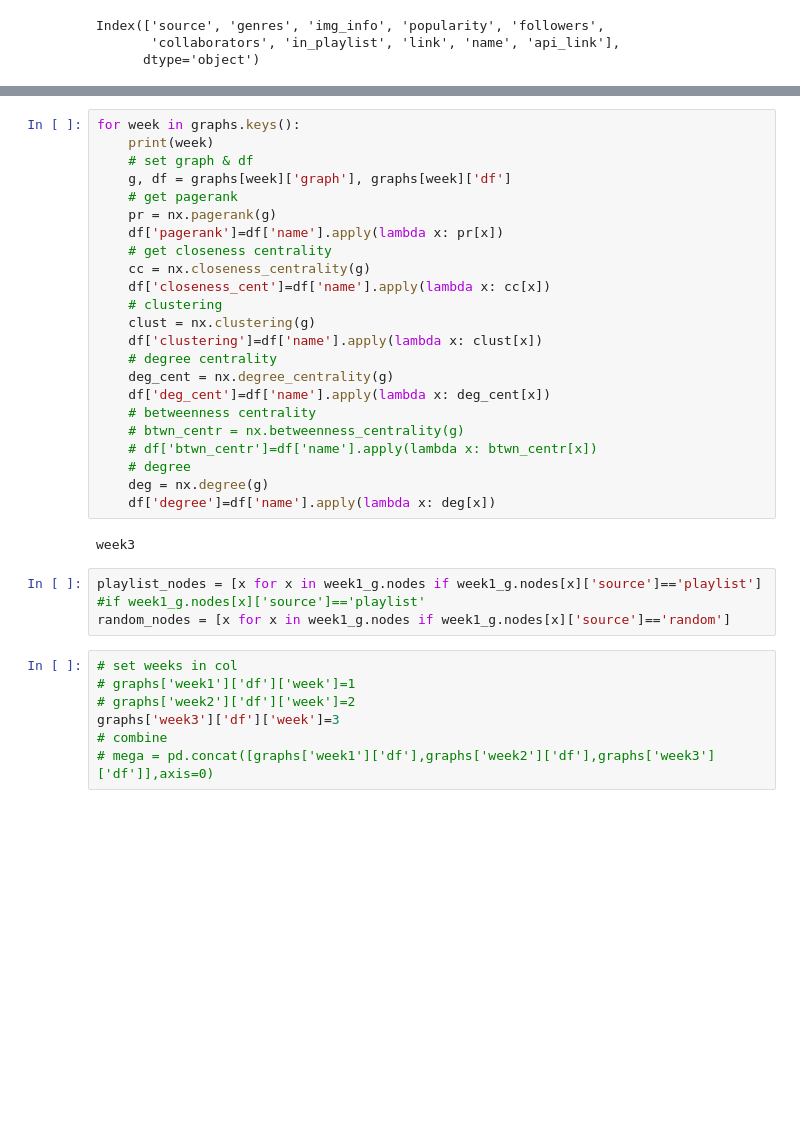
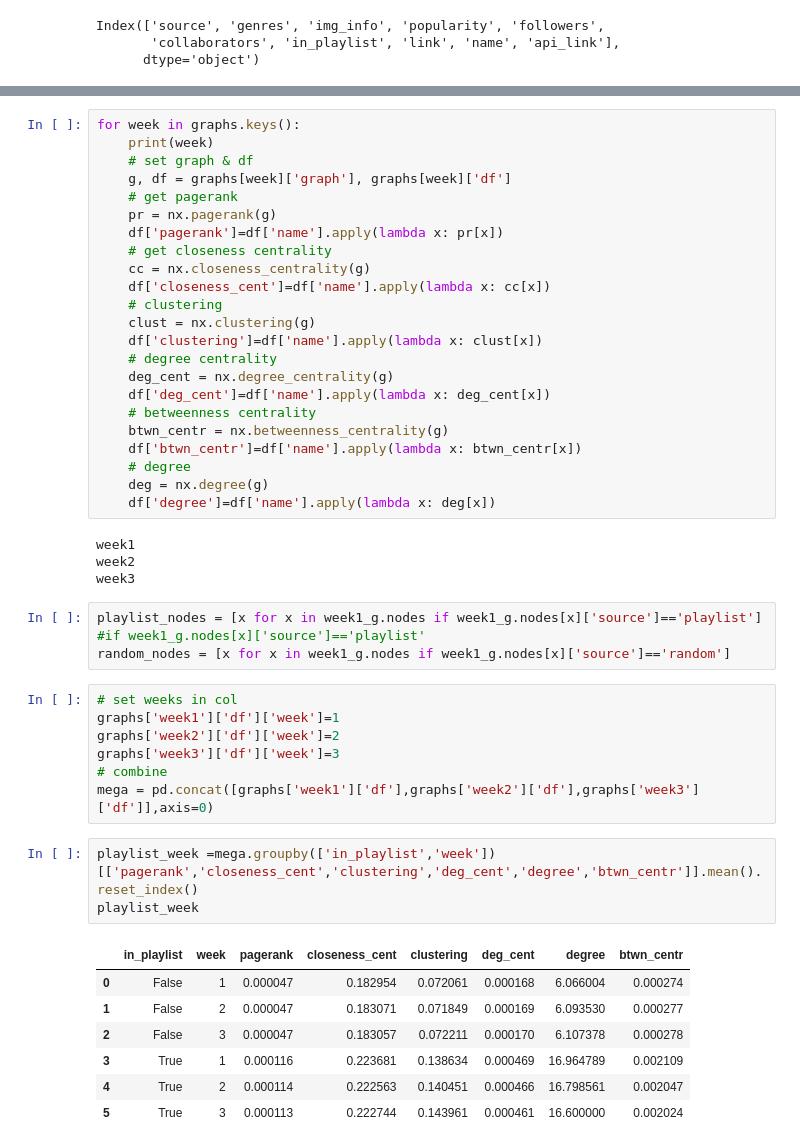
Before and after one commit to scmcqueen/SI608NetworksProject, a Jupyter notebook: LoadFullGraphs.ipynb, the cells around one changed output, grey strips where cells are left out. Drawn from its saved outputs; the diff is of its cells as text; blank space fills up the shorter version.

```diff
--- a/LoadFullGraphs.ipynb
+++ b/LoadFullGraphs.ipynb
@@ -133,20 +116,33 @@ for week in graphs.keys():
     deg_cent = nx.degree_centrality(g)
     df['deg_cent']=df['name'].apply(lambda x: deg_cent[x])
     # betweenness centrality
-    # btwn_centr = nx.betweenness_centrality(g)
-    # df['btwn_centr']=df['name'].apply(lambda x: btwn_centr[x])
+    btwn_centr = nx.betweenness_centrality(g)
+    df['btwn_centr']=df['name'].apply(lambda x: btwn_centr[x])
     # degree
     deg = nx.degree(g)
     df['degree']=df['name'].apply(lambda x: deg[x])
 # %% [output]
+week1
+week2
 week3
 # %%
 playlist_nodes = [x for x in week1_g.nodes if week1_g.nodes[x]['source']=='playlist'] #if week1_g.nodes[x]['source']=='playlist'
 random_nodes = [x for x in week1_g.nodes if week1_g.nodes[x]['source']=='random']
 # %%
 # set weeks in col
-# graphs['week1']['df']['week']=1
-# graphs['week2']['df']['week']=2
+graphs['week1']['df']['week']=1
+graphs['week2']['df']['week']=2
 graphs['week3']['df']['week']=3
 # combine
-# mega = pd.concat([graphs['week1']['df'],graphs['week2']['df'],graphs['week3']['df']],axis=0)
+mega = pd.concat([graphs['week1']['df'],graphs['week2']['df'],graphs['week3']['df']],axis=0)
+# %%
+playlist_week =mega.groupby(['in_playlist','week'])[['pagerank','closeness_cent','clustering','deg_cent','degree','btwn_centr']].mean().reset_index()
+playlist_week
+# %% [output]
+|  | in_playlist | week | pagerank | closeness_cent | clustering | deg_cent | degree | btwn_centr |
+| 0 | False | 1 | 0.000047 | 0.182954 | 0.072061 | 0.000168 | 6.066004 | 0.000274 |
+| 1 | False | 2 | 0.000047 | 0.183071 | 0.071849 | 0.000169 | 6.093530 | 0.000277 |
+| 2 | False | 3 | 0.000047 | 0.183057 | 0.072211 | 0.000170 | 6.107378 | 0.000278 |
+| 3 | True | 1 | 0.000116 | 0.223681 | 0.138634 | 0.000469 | 16.964789 | 0.002109 |
+| 4 | True | 2 | 0.000114 | 0.222563 | 0.140451 | 0.000466 | 16.798561 | 0.002047 |
+| 5 | True | 3 | 0.000113 | 0.222744 | 0.143961 | 0.000461 | 16.600000 | 0.002024 |
```
Also changed, not shown: parts of 10 cells of this notebook, 1 other file.
